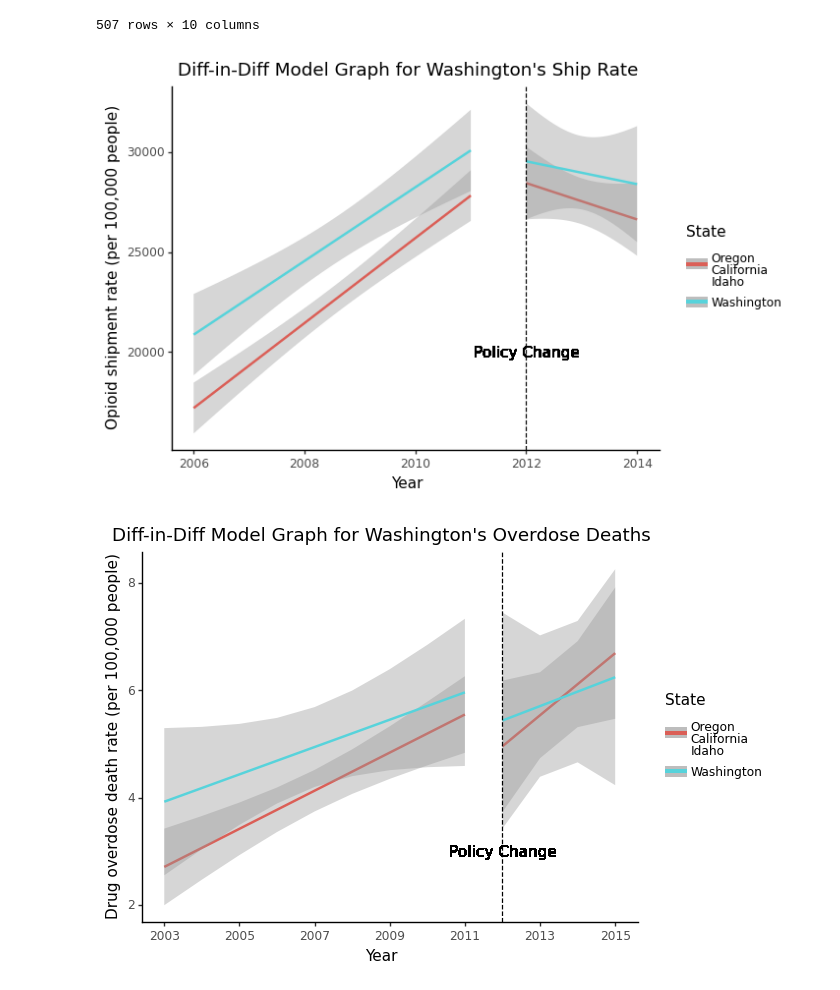
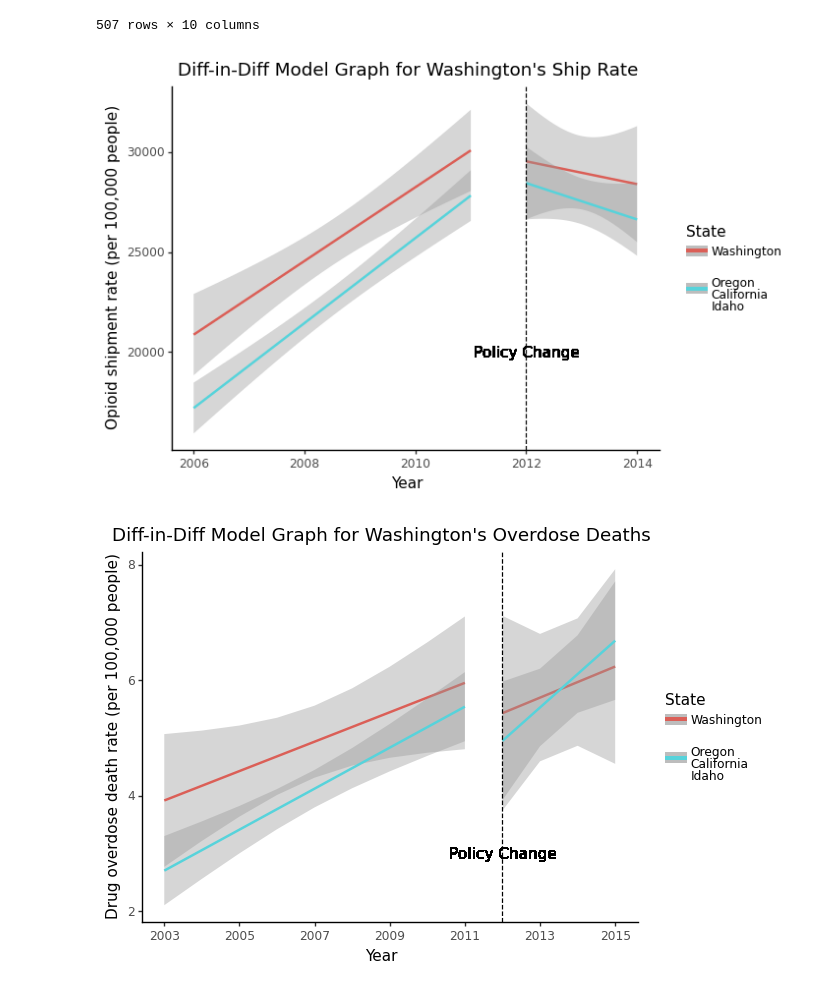
Before and after one commit to Yer1k/opioid_causal_inference, a Jupyter notebook: 10_code/diff-in-diff_analysis.ipynb, the cells around one changed output. Drawn from its saved outputs; the diff is of its cells as text; code cells hidden in the pictures.

Commit message:
fixed diff legend

```diff
--- a/10_code/diff-in-diff_analysis.ipynb
+++ b/10_code/diff-in-diff_analysis.ipynb
@@ -240,8 +240,8 @@ washington_df[washington_df["state"] == "ID"]
 572 rows × 10 columns
 # %%
 washington_df["state"] = washington_df["state"].replace(
-    dict.fromkeys(states_washington, "Similar States")
-)
+    dict.fromkeys(states_washington, "zSimilar States")
+) # added z infront to make sure it is at the end of the list
 washington_df[washington_df["state"] == "WA"]
 # %% [output]
 |  | county_name | state | year | fips | merge_key | drug_deaths | drug_quantity | population | death_rate | ... |
@@ -282,39 +282,39 @@ washington_shiprate = (
     + theme(legend_position="right")
     + xlim(2006, 2014)
     + scale_color_discrete(
-        labels=[f"\nOregon\nCalifornia\nIdaho", "Washington"]
+        labels=["Washington", f"\nOregon\nCalifornia\nIdaho"]
     )  # "OR", "CA", "ID"
 )
 print(washington_shiprate)
 # %% [output]
-[figure, old version]
+[figure, new version]
 # %%
 washington_deaths = (
     ggplot(
         washington_df,
         aes(x="year", y="death_rate", color="state"),
     )
     + geom_smooth(
         method="lm", data=washington_df[washington_df["year"] < 2012], level=0.9
     )
     + geom_smooth(
         method="lm", data=washington_df[washington_df["year"] >= 2012], level=0.9
     )
     + scale_x_continuous(breaks=[2003, 2005, 2007, 2009, 2011, 2013, 2015])
     + geom_vline(xintercept=2012, linetype="dashed")
     + geom_text(x=2012, y=3, label="Policy Change", color="black")
     + theme_classic()
     + labs(
         title="Diff-in-Diff Model Graph for Washington's Overdose Deaths",
         y="Drug overdose death rate (per 100,000 people)",
         x="Year",
         color="State",
     )
     + theme(legend_position="right")
     + scale_color_discrete(
-        labels=[f"\nOregon\nCalifornia\nIdaho", "Washington"]
+        labels=["Washington", f"\nOregon\nCalifornia\nIdaho"]
     )  # "OR", "CA", "ID"
 )
 print(washington_deaths)
 # %% [output]
-[figure, old version]
+[figure, new version]
```
Also changed, not shown: parts of 3 cells of this notebook.
